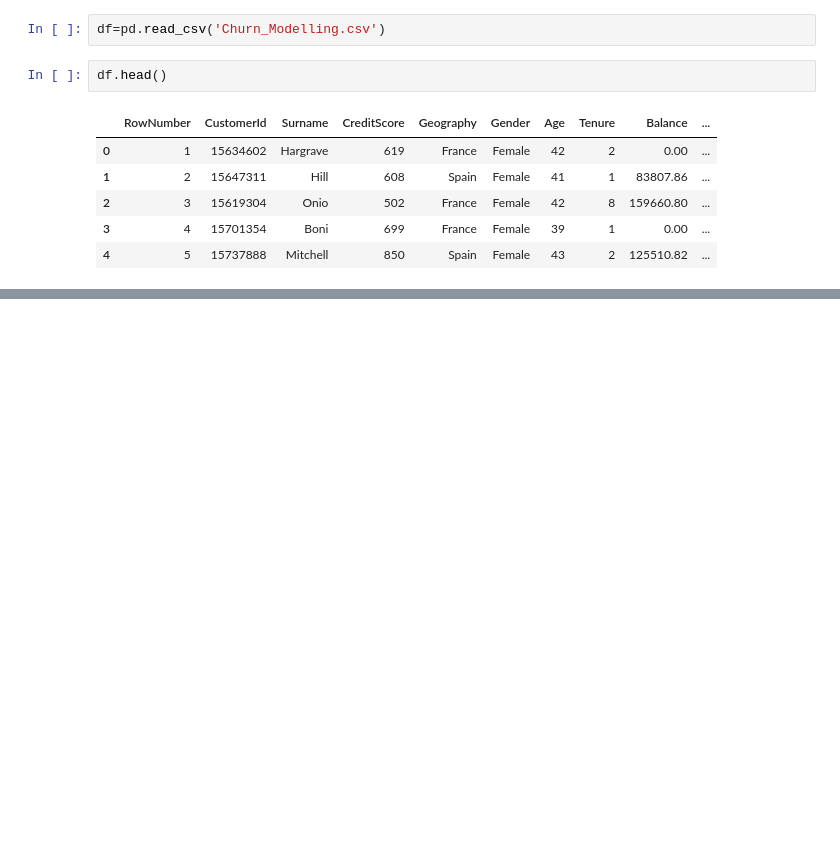
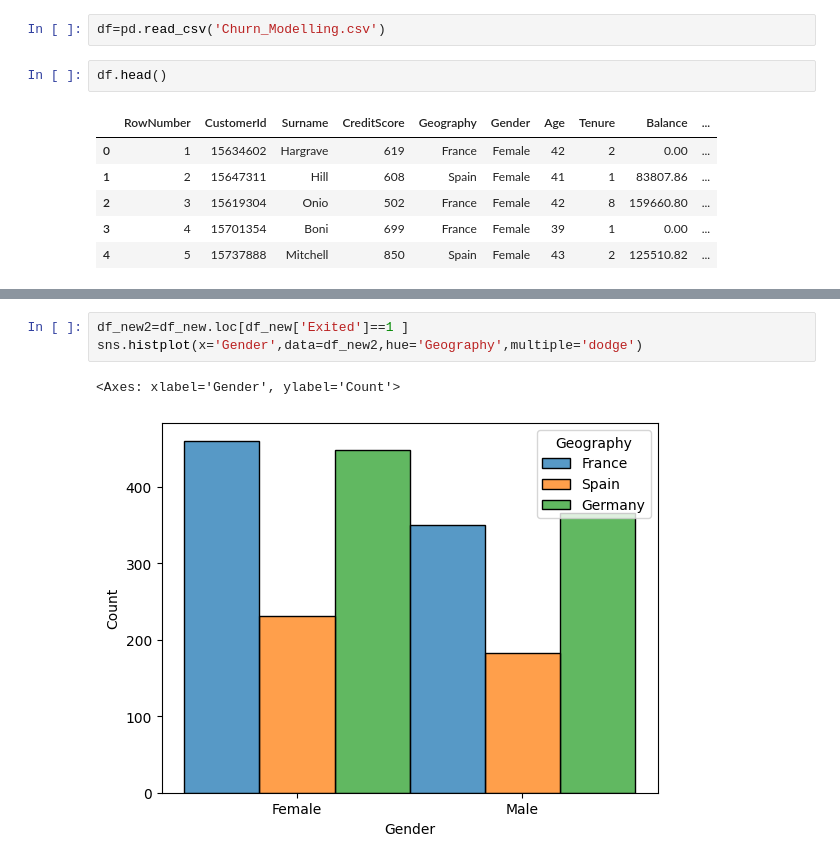
Before and after one commit to Shakhoyat/eda-learning-journey, a Jupyter notebook: EDA by satyajit/categorical&numerical_Analysis/notebook.ipynb, the cells around one changed output, grey strips where cells are left out. Saved outputs shown, nothing was run; the diff lists cells and outputs as text; blank space fills up the shorter version.

```diff
--- a/EDA by satyajit/categorical&numerical_Analysis/notebook.ipynb
+++ b/EDA by satyajit/categorical&numerical_Analysis/notebook.ipynb
@@ -18,0 +62,6 @@ df.head()
+# %%
+df_new2=df_new.loc[df_new['Exited']==1 ]
+sns.histplot(x='Gender',data=df_new2,hue='Geography',multiple='dodge')
+# %% [output]
+<Axes: xlabel='Gender', ylabel='Count'>
+[figure, added]
```
Also changed, not shown: parts of 12 cells of this notebook.
